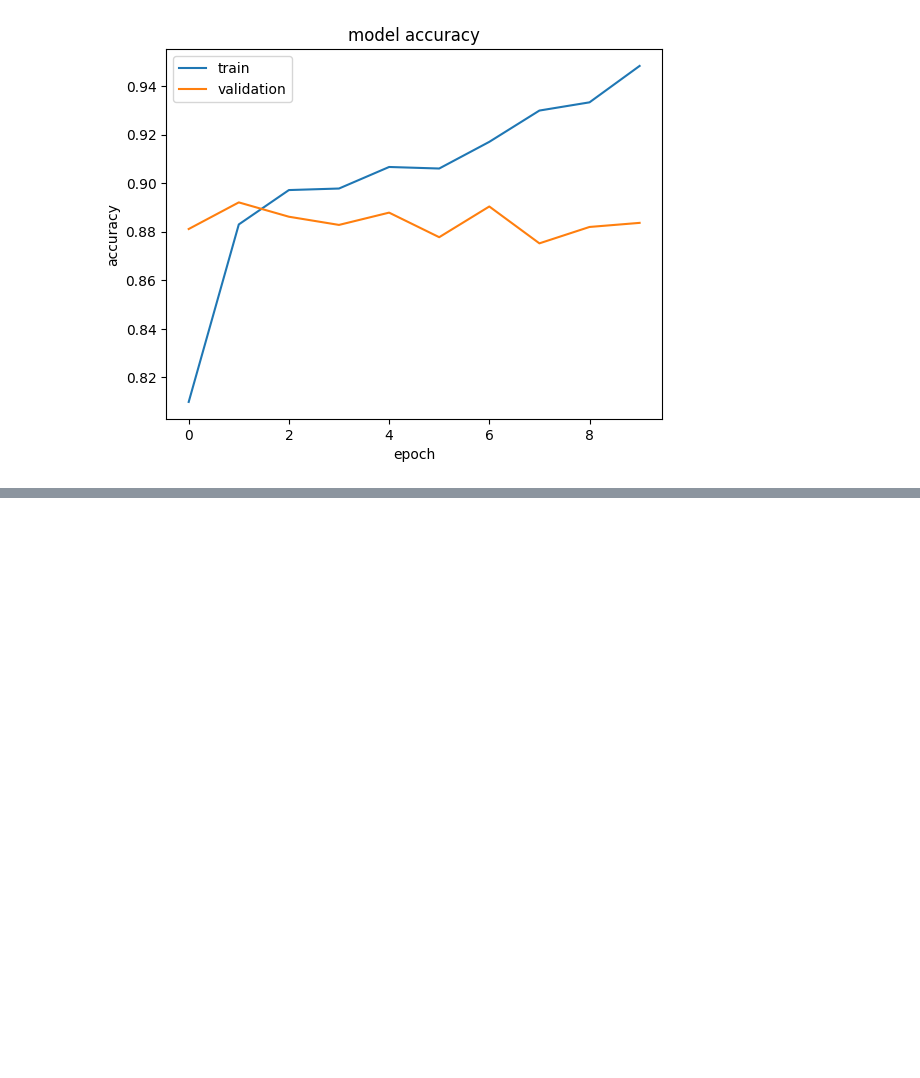
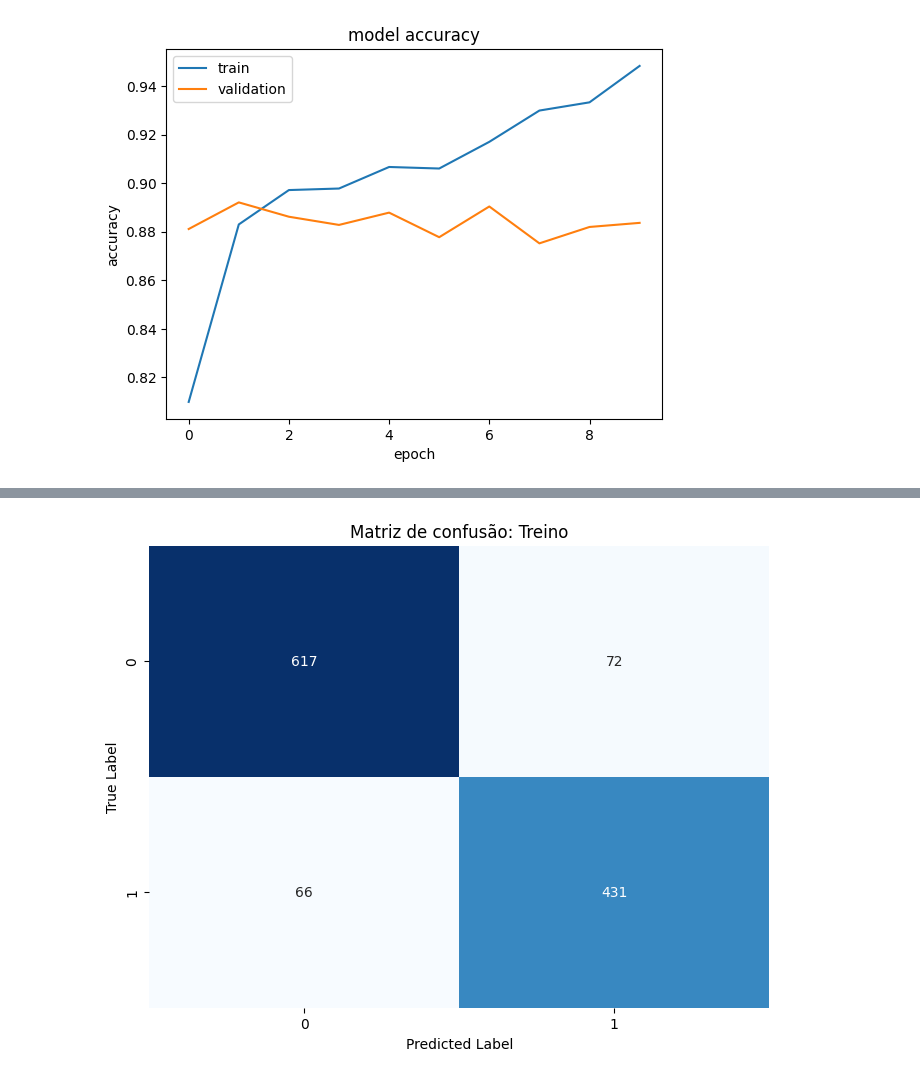
Before and after one commit to ccduarte/NEURAL-NETWORKS-CLASSIFICATION, a Jupyter notebook: notebooks/BBAS3_model_novo.ipynb, the cells around one changed output, grey strips where cells are left out. Cells and saved outputs as stored; diff of their text form; code cells hidden in the pictures; blank space fills up the shorter version.

```diff
--- a/notebooks/BBAS3_model_novo.ipynb
+++ b/notebooks/BBAS3_model_novo.ipynb
@@ -284,0 +305,18 @@ plt.show()
+# %%
+#Previsão do modelo
+y_pred_tr = model.predict(X_tr_ind)
+
+#Corte para previsão de classes 0 ou 1
+y_pred_classes_tr = (y_pred_tr > 0.5).astype(int)
+
+#Matriz de confusão
+matriz_tr = confusion_matrix(Y_tr_ind, y_pred_classes_tr)
+
+#Visualizar a matriz de confusão usando seaborn
+plt.figure(figsize=(8, 6))
+sns.heatmap(cm, annot=True, fmt='d', cmap='Blues', cbar=False)
+plt.xlabel('Predicted Label')
+plt.ylabel('True Label')
+plt.title('Matriz de confusão: Treino')
+plt.show()
+# %% [output]
@@ -284,0 +324 @@ plt.show()
+[figure, added]
```
Also changed, not shown: parts of 2 cells of this notebook.
